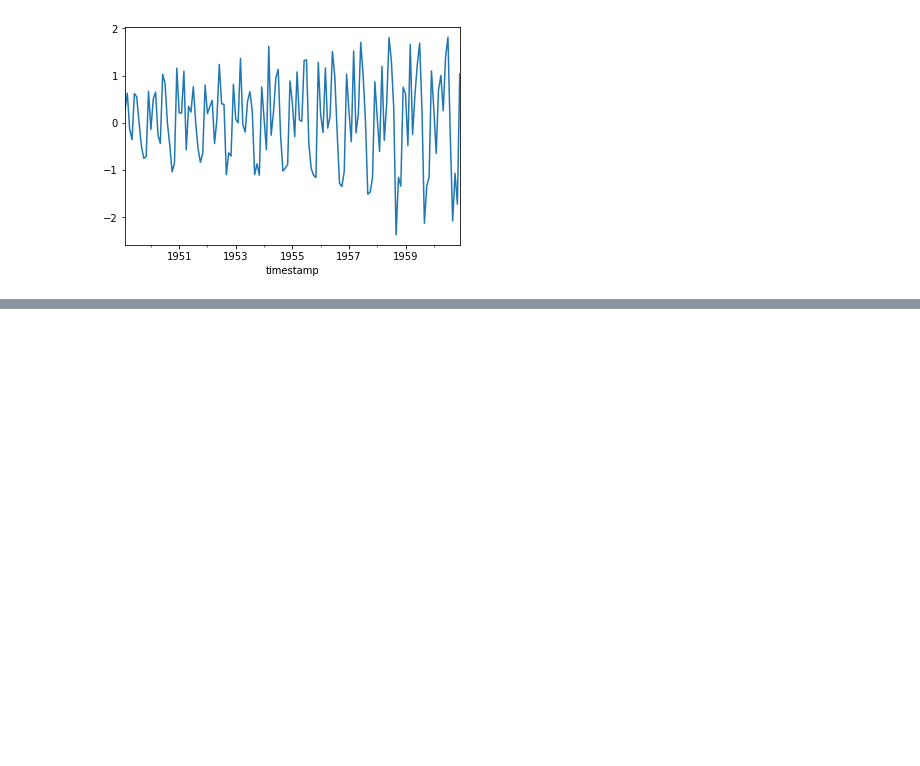
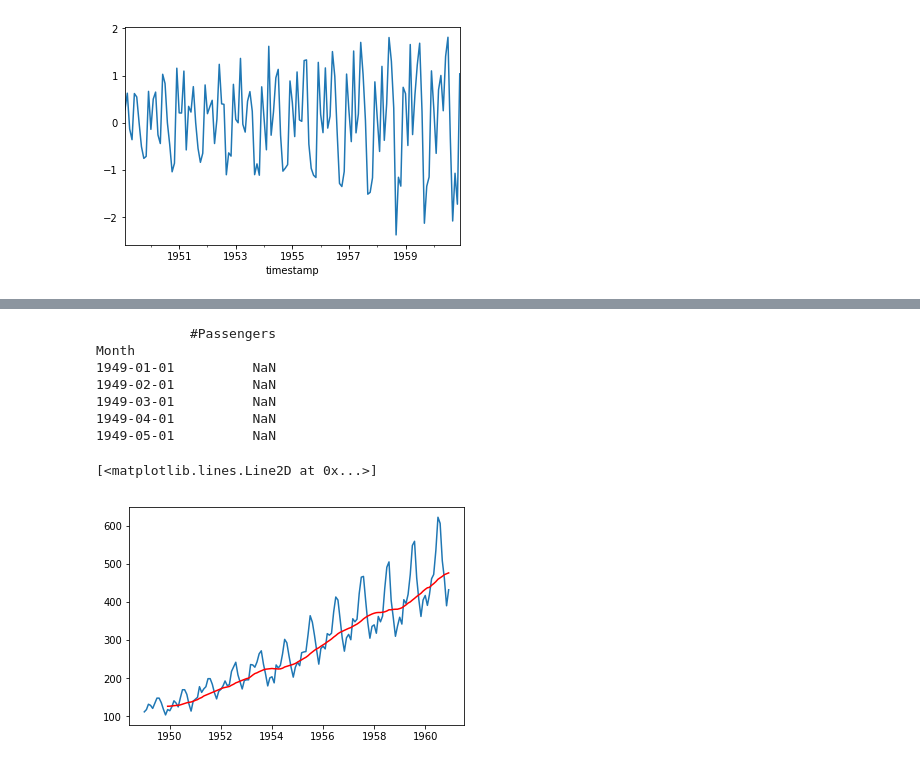
Before and after one commit to cmajorsolo/TimeSeries, a Jupyter notebook: DealWithNonStationaryData.ipynb, the cells around one changed output, grey strips where cells are left out. Drawn from its saved outputs; the diff is of its cells as text; code cells hidden in the pictures; blank space fills up the shorter version.

```diff
--- a/DealWithNonStationaryData.ipynb
+++ b/DealWithNonStationaryData.ipynb
@@ -118,0 +147,16 @@ train['#Passengers_sqrt_diff'].dropna().plot()
+# %%
+
+moving_avg = train_copy.rolling(window=12).mean()
+print(moving_avg.head())
+plt.plot(train_copy)
+plt.plot(moving_avg, color='red')
+# %% [output]
+            #Passengers
+Month
+1949-01-01          NaN
+1949-02-01          NaN
+1949-03-01          NaN
+1949-04-01          NaN
+1949-05-01          NaN
+[<matplotlib.lines.Line2D at 0x...>]
+[figure, added]
```
Also changed, not shown: parts of 8 cells of this notebook.
